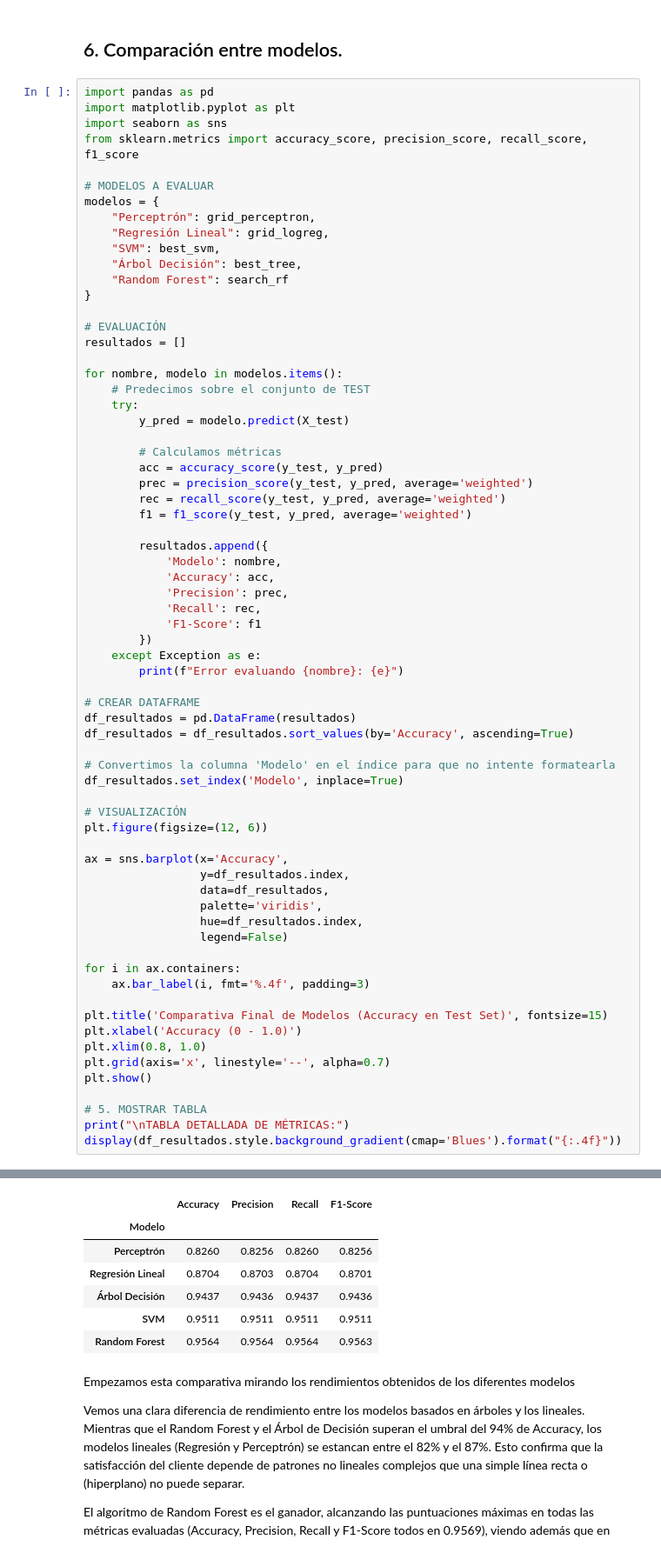
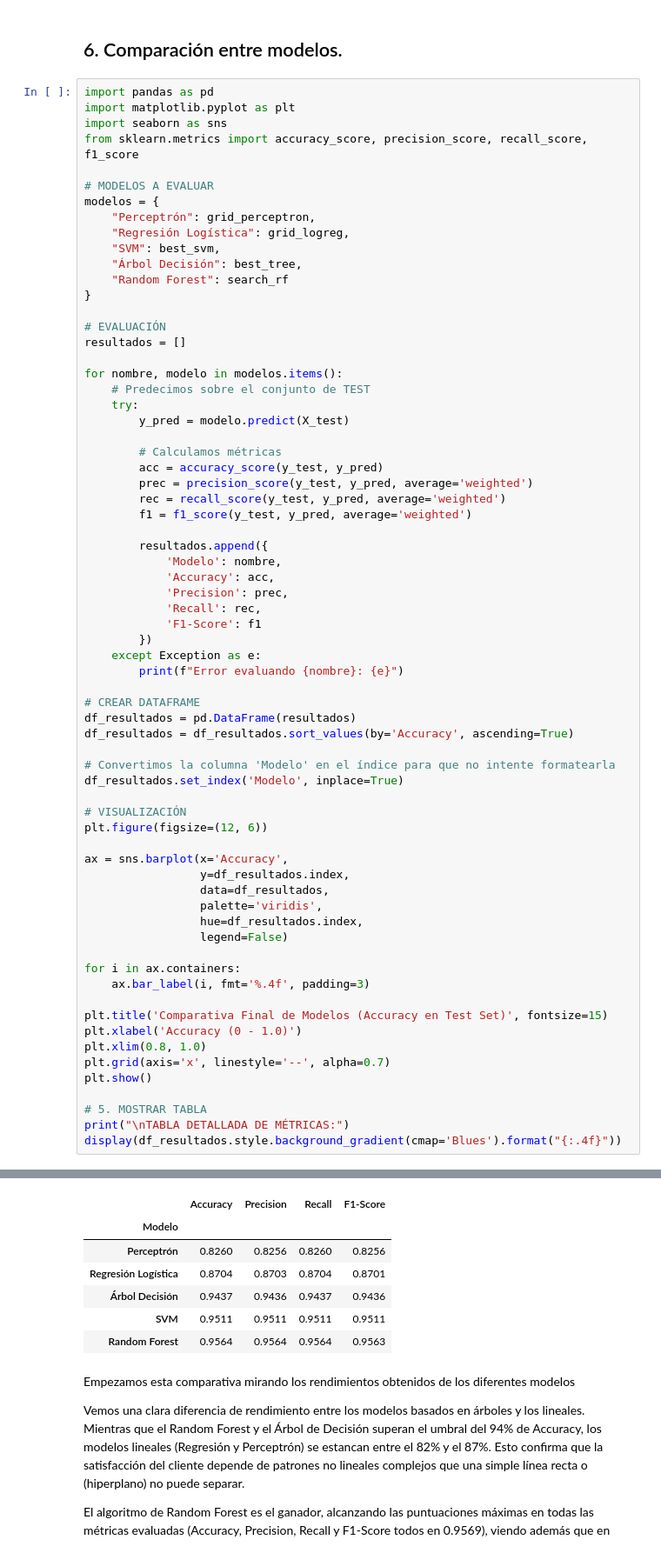
Before and after one commit to CarlosGarridot/Practica_IA_Satisfaccion_Pasajeros, a Jupyter notebook: airline_satisfaction.ipynb, the cells around one changed output, grey strips where cells are left out. Shown at 87% size. Saved outputs shown, nothing was run; the diff lists cells and outputs as text.

Commit message:
Change 'Regresión Lineal' to 'Regresión Logística'

```diff
--- a/airline_satisfaction.ipynb
+++ b/airline_satisfaction.ipynb
@@ -1584,7 +1584,7 @@ from sklearn.metrics import accuracy_score, precision_score, recall_score, f1_sc
 # MODELOS A EVALUAR
 modelos = {
     "Perceptrón": grid_perceptron,
-    "Regresión Lineal": grid_logreg,
+    "Regresión Logística": grid_logreg,
     "SVM": best_svm,
     "Árbol Decisión": best_tree,
     "Random Forest": search_rf
@@ -1622,34 +1622,34 @@ df_resultados = df_resultados.sort_values(by='Accuracy', ascending=True)
 df_resultados.set_index('Modelo', inplace=True)
 
 # VISUALIZACIÓN
 plt.figure(figsize=(12, 6))
 
 ax = sns.barplot(x='Accuracy',
                  y=df_resultados.index,
                  data=df_resultados,
                  palette='viridis',
                  hue=df_resultados.index,
                  legend=False)
 
 for i in ax.containers:
     ax.bar_label(i, fmt='%.4f', padding=3)
 
 plt.title('Comparativa Final de Modelos (Accuracy en Test Set)', fontsize=15)
 plt.xlabel('Accuracy (0 - 1.0)')
 plt.xlim(0.8, 1.0)
 plt.grid(axis='x', linestyle='--', alpha=0.7)
 plt.show()
 
 # 5. MOSTRAR TABLA
 print("\nTABLA DETALLADA DE MÉTRICAS:")
 display(df_resultados.style.background_gradient(cmap='Blues').format("{:.4f}"))
 # %% [output]
 [figure]
 TABLA DETALLADA DE MÉTRICAS:
 |  | Accuracy | Precision | Recall | F1-Score |
 | Modelo |  |  |  |  |
 | Perceptrón | 0.8260 | 0.8256 | 0.8260 | 0.8256 |
-| Regresión Lineal | 0.8704 | 0.8703 | 0.8704 | 0.8701 |
+| Regresión Logística | 0.8704 | 0.8703 | 0.8704 | 0.8701 |
 | Árbol Decisión | 0.9437 | 0.9436 | 0.9437 | 0.9436 |
 | SVM | 0.9511 | 0.9511 | 0.9511 | 0.9511 |
 | Random Forest | 0.9564 | 0.9564 | 0.9564 | 0.9563 |
```
Also changed, not shown: parts of 5 cells of this notebook.
